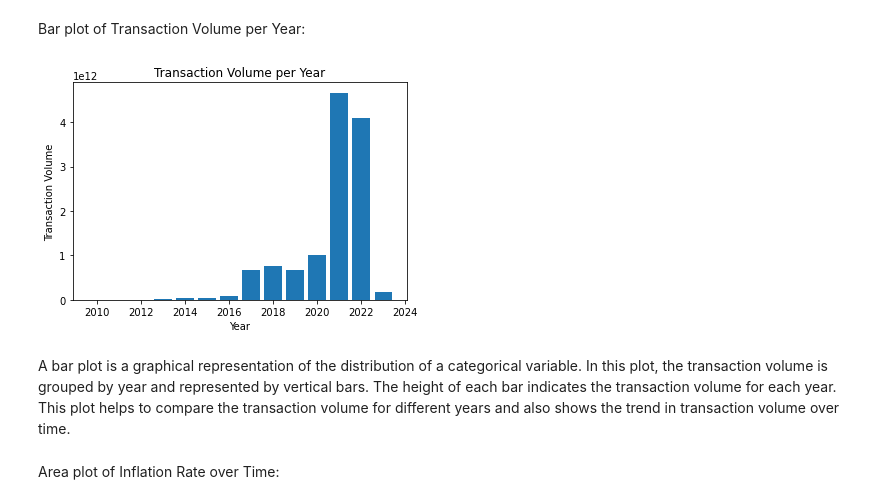
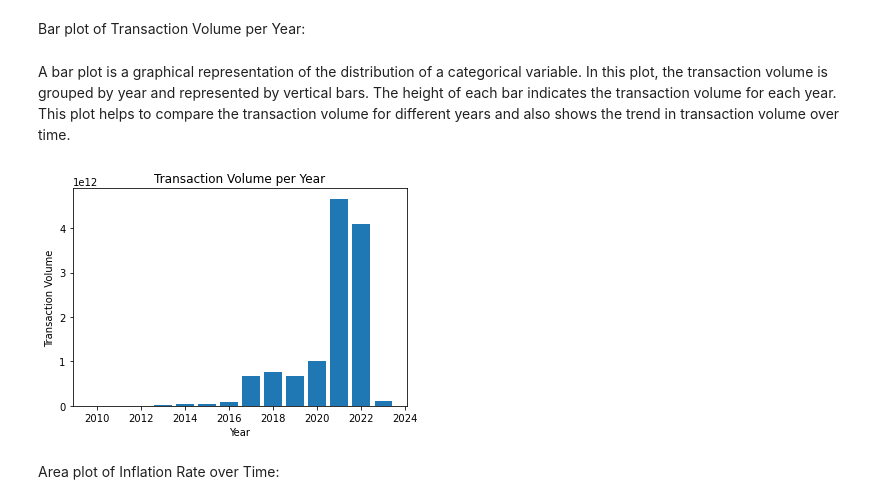
Before and after one commit to aminblm/bitcoin-markets, a Jupyter notebook: Model 1 - Heterogeneous agent model developed by Brock and Hommes (1998).ipynb, the cells around one changed output. Saved outputs shown, nothing was run; the diff lists cells and outputs as text; code cells hidden in the pictures.

```diff
--- a/Model 1 - Heterogeneous agent model developed by Brock and Hommes (1998).ipynb
+++ b/Model 1 - Heterogeneous agent model developed by Brock and Hommes (1998).ipynb
@@ -241,19 +209,10 @@ A scatter plot is a graphical representation of the relationship between two var
 # %% [markdown]
 Bar plot of Transaction Volume per Year:
-# %%
-import pandas as pd
-import matplotlib.pyplot as plt
-
-tv_per_year = df.groupby('year')['transaction_volume'].sum()
-
-plt.bar(tv_per_year.index, tv_per_year.values)
-plt.xlabel('Year')
-plt.ylabel('Transaction Volume')
-plt.title('Transaction Volume per Year')
-plt.show()
-# %% [output]
-[figure, removed]
 # %% [markdown]
 A bar plot is a graphical representation of the distribution of a categorical variable. In this plot, the transaction volume is grouped by year and represented by vertical bars. The height of each bar indicates the transaction volume for each year. This plot helps to compare the transaction volume for different years and also shows the trend in transaction volume over time.
+# %%
+plot_transaction_volume_per_year(btc_df)
+# %% [output]
+[figure, added]
 # %% [markdown]
 Area plot of Inflation Rate over Time:
```
Also changed, not shown: parts of 84 cells of this notebook, 3 other files.
